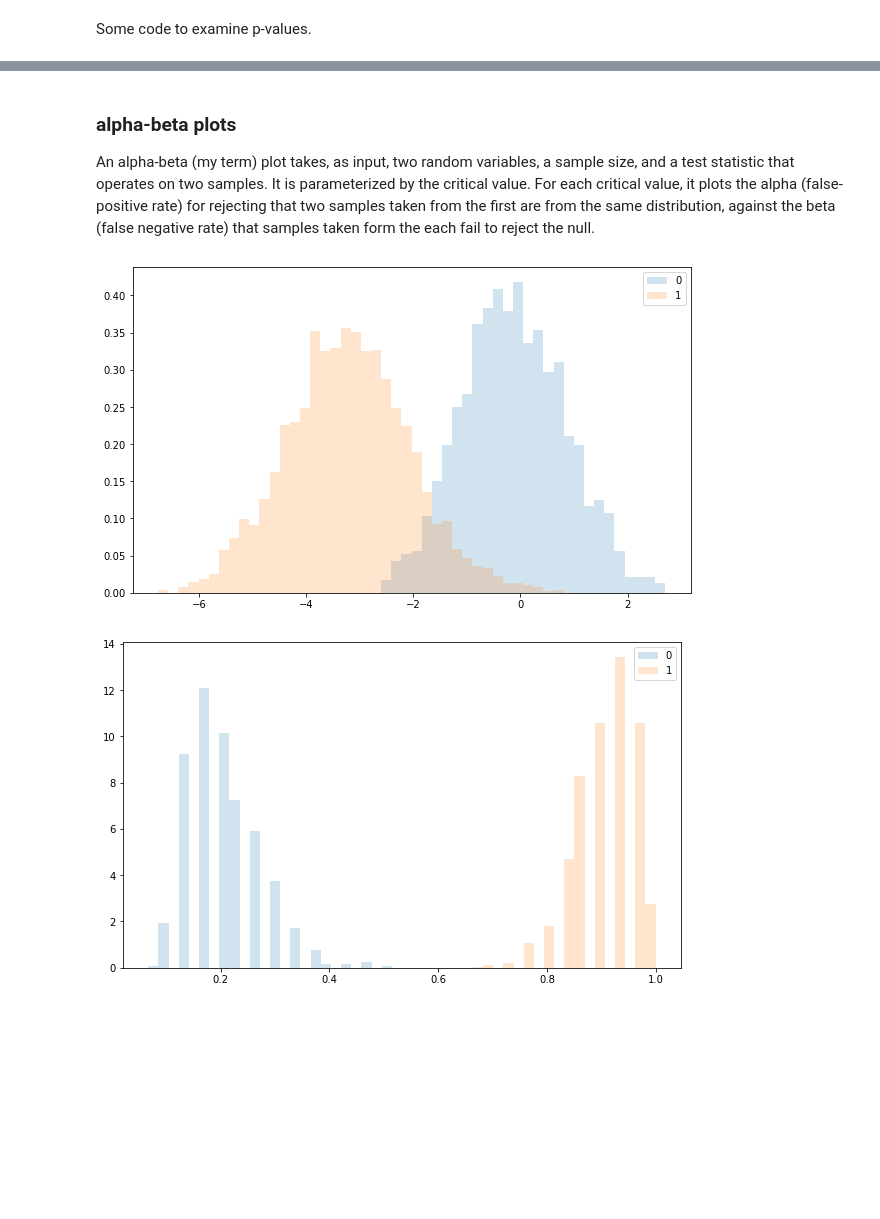
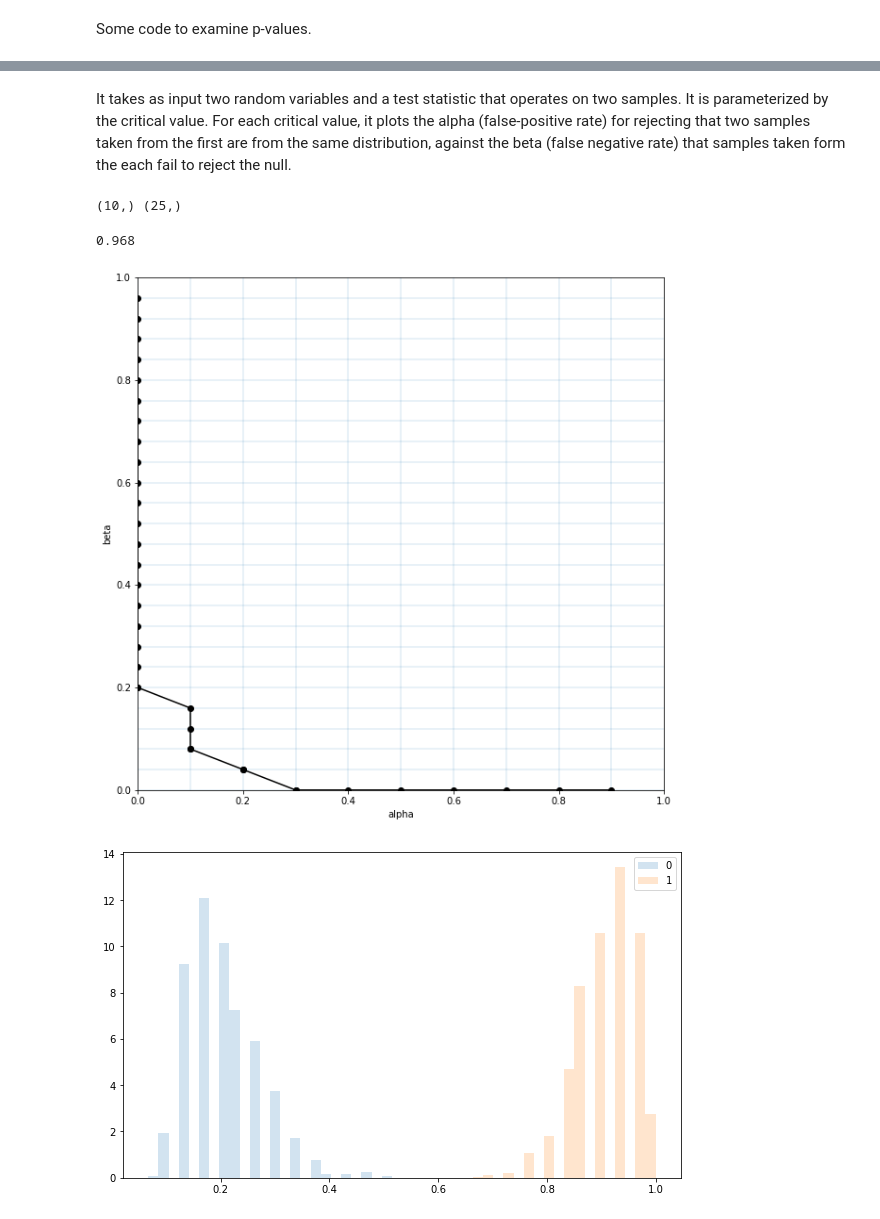
Before and after one commit to jackbenn/hypothesis-tests, a Jupyter notebook: Evaluating tests.ipynb, the cells around one changed output, grey strips where cells are left out. Cells and saved outputs as stored; diff of their text form; code cells hidden in the pictures; blank space fills up the shorter version.

Commit message:
start rewriting description of alpha-beta curves

```diff
--- a/Evaluating tests.ipynb
+++ b/Evaluating tests.ipynb
@@ -42,7 +50,5 @@ pvalues.plot_quantiles(ax[1],
 # %% [markdown]
-### alpha-beta plots
-
-An alpha-beta (my term) plot takes, as input, two random variables, a sample size, and a test statistic that operates on two samples. It is parameterized by the critical value. For each critical value, it plots the alpha (false-positive rate) for rejecting that two samples taken from the first are from the same distribution, against the beta (false negative rate) that samples taken form the each fail to reject the null.
+It takes as input two random variables and a test statistic that operates on two samples. It is parameterized by the critical value. For each critical value, it plots the alpha (false-positive rate) for rejecting that two samples taken from the first are from the same distribution, against the beta (false negative rate) that samples taken form the each fail to reject the null.
 # %%
 def alpha_beta_plot(ax,
                     dist1, dist2,
@@ -50,9 +56,12 @@ def alpha_beta_plot(ax,
                     statistic,
                     n_samples=10,
                     increasing=True,
-                    draw_lines=True):
+                    draw_lines=False):
+    # get samples from null and alternative distributions
     data1 = dist1.rvs((sample_size, n_samples))
     data2 = dist2.rvs((sample_size, n_samples))
+
+    # calculate statistic between pairs within
     stats_11 = np.zeros((n_samples, n_samples))
     stats_12 = np.zeros((n_samples, n_samples))
     for i in range(n_samples):
@@ -61,6 +70,7 @@ def alpha_beta_plot(ax,
             stats_12[i, j] = statistic(data1[:, i], data2[:, j])[0]
     stats_11 = stats_11[np.tril_indices(n_samples, -1)]
     stats_12 = stats_12.flatten()
+    print(stats_11.shape, stats_12.shape)
     merged = np.concatenate([stats_11, stats_12])
     merged.sort()
 
@@ -71,11 +81,11 @@ def alpha_beta_plot(ax,
         alphas[i] = ((crit > stats_11).sum()/len(stats_11))
         betas[i] = ((crit < stats_12).sum()/len(stats_12))
 
-    tools.multihist([stats_11, stats_12], ax=ax, bins=50)
+    #tools.multihist([stats_11, stats_12], ax=ax, bins=50)
     #ax.hist(stats_11, alpha=0.3, bins=30, label='stats_11', density=True)
     #ax.hist(stats_12, alpha=0.3, bins=30, label='stats_12', density=True)
-    ax.legend()
-    return
+    #ax.legend()
+    #return
 
     if draw_lines:
         for alpha in np.unique(alphas):
@@ -88,21 +98,24 @@ def alpha_beta_plot(ax,
     ax.set_ylabel("beta")
 
     ax.set_xlim(0, 1)
-    ax.set_ylim(0 1)
+    ax.set_ylim(0, 1)
 
     return ((stats_11 > stats_12[:, None]).mean() +
             (stats_11 == stats_12[:, None]).mean()/2)
 # %%
-fig, ax = plt.subplots(figsize=(10, 6))
+fig, ax = plt.subplots(figsize=(10, 10))
 
 alpha_beta_plot(ax,
                 stats.norm(0, 1),
-                stats.norm(1, 1),
-                20,
-                stats.ttest_ind,
-                50)
+                stats.norm(0.5, 1),
+                sample_size=20,
+                statistic=stats.ttest_ind,
+                n_samples=5,
+                draw_lines=True)
 # %% [output]
+(10,) (25,)
+0.968
-[figure, old version]
+[figure, new version]
 # %%
 fig, ax = plt.subplots(figsize=(10, 6))
 
```
Also changed, not shown: parts of 4 cells of this notebook.
